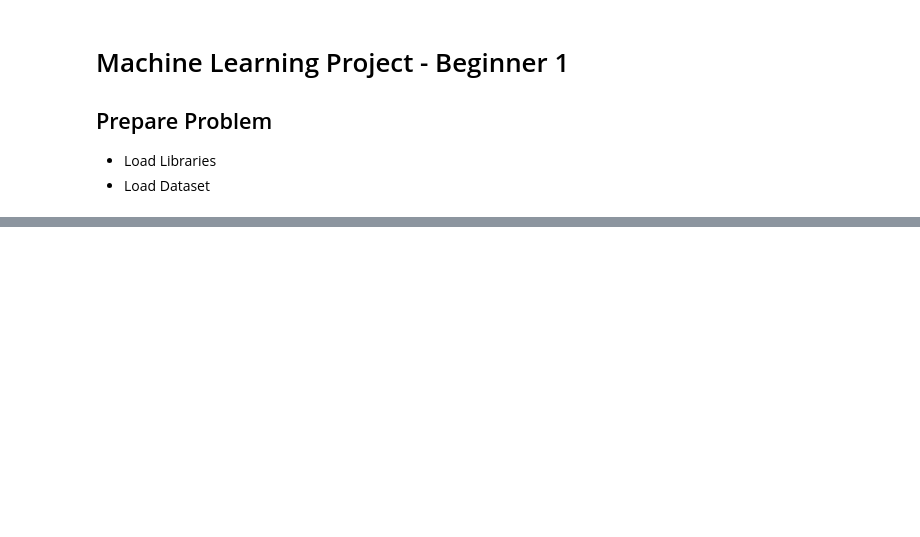
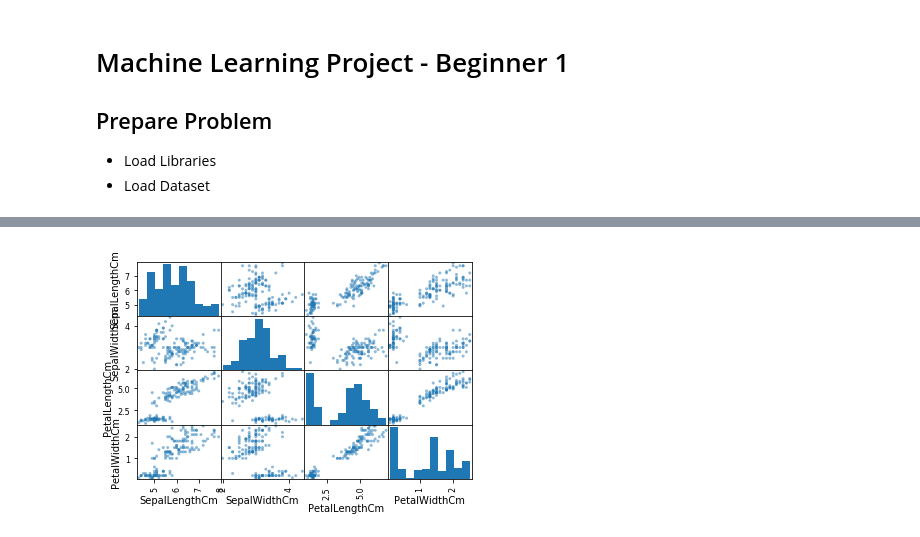
Before and after one commit to loganrane/MachineLearning101, a Jupyter notebook: ML Project End to End - Beginner.ipynb, the cells around one changed output, grey strips where cells are left out. Saved outputs shown, nothing was run; the diff lists cells and outputs as text; code cells hidden in the pictures; blank space fills up the shorter version.

```diff
--- a/ML Project End to End - Beginner.ipynb
+++ b/ML Project End to End - Beginner.ipynb
@@ -26,0 +90,6 @@ ValueError: arrays must all be same length
+# %%
+# plt.figure(figsize=(15, 15))
+scatter_matrix(dataset)
+plt.show()
+# %% [output]
+[figure, added]
```
Also changed, not shown: parts of 11 cells of this notebook.
